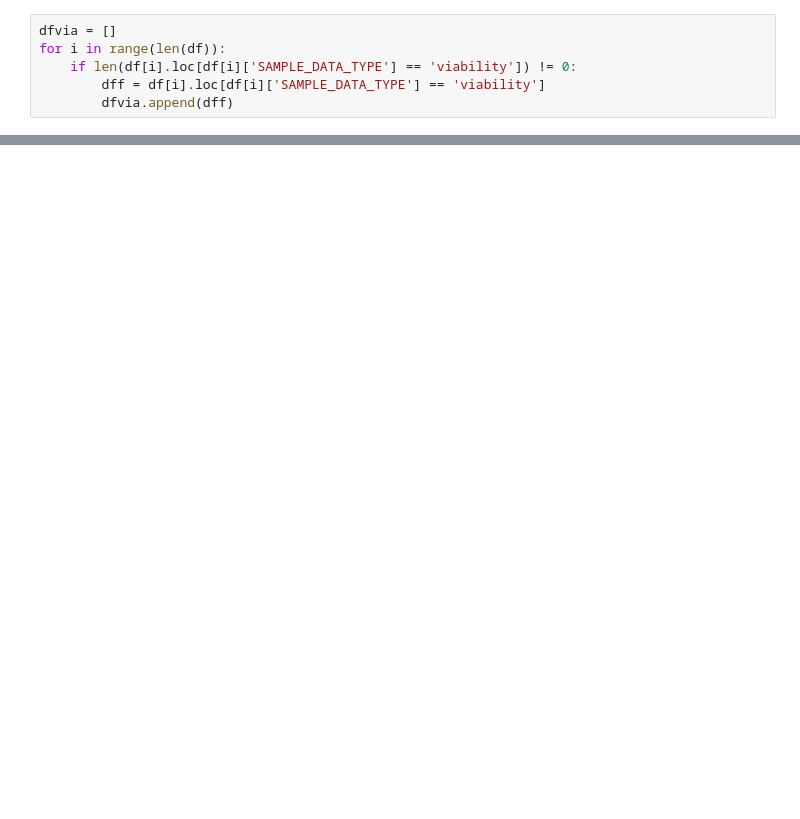
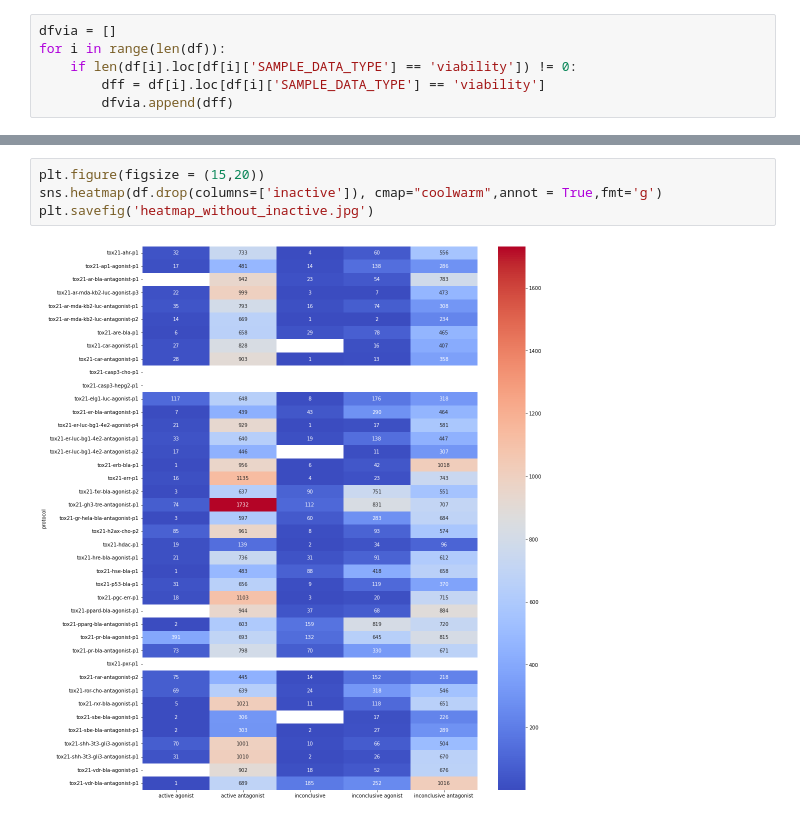
Before and after one commit to wzeng96/Tox21-EDA, a Jupyter notebook: aggregrate assay.ipynb, the cells around one changed output, grey strips where cells are left out. Drawn from its saved outputs; the diff is of its cells as text; blank space fills up the shorter version.

```diff
--- a/aggregrate assay.ipynb
+++ b/aggregrate assay.ipynb
@@ -222,0 +283,6 @@ tox21-ar-mda-kb2-luc-agonist-p3
+# %%
+plt.figure(figsize = (15,20))
+sns.heatmap(df.drop(columns=['inactive']), cmap="coolwarm",annot = True,fmt='g')
+plt.savefig('heatmap_without_inactive.jpg')
+# %% [output]
+[figure, added]
```
Also changed, not shown: parts of 12 cells of this notebook.
